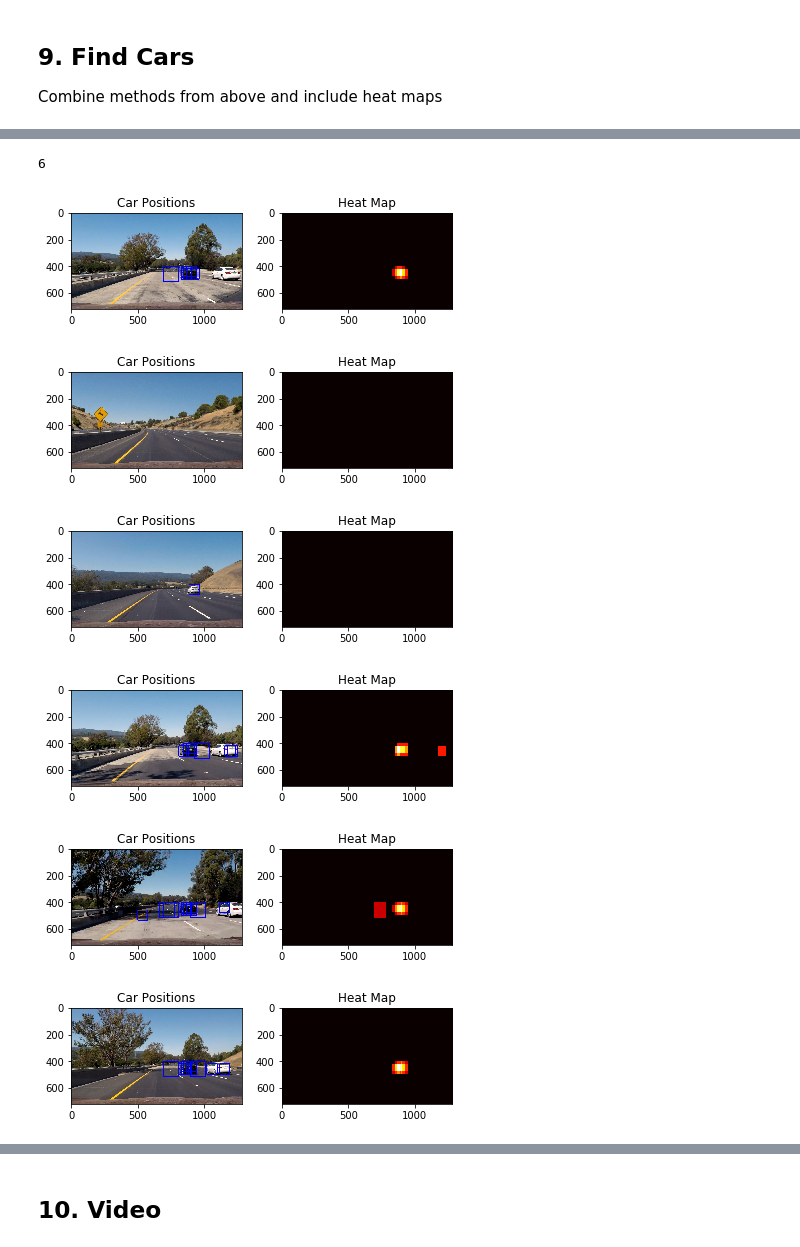
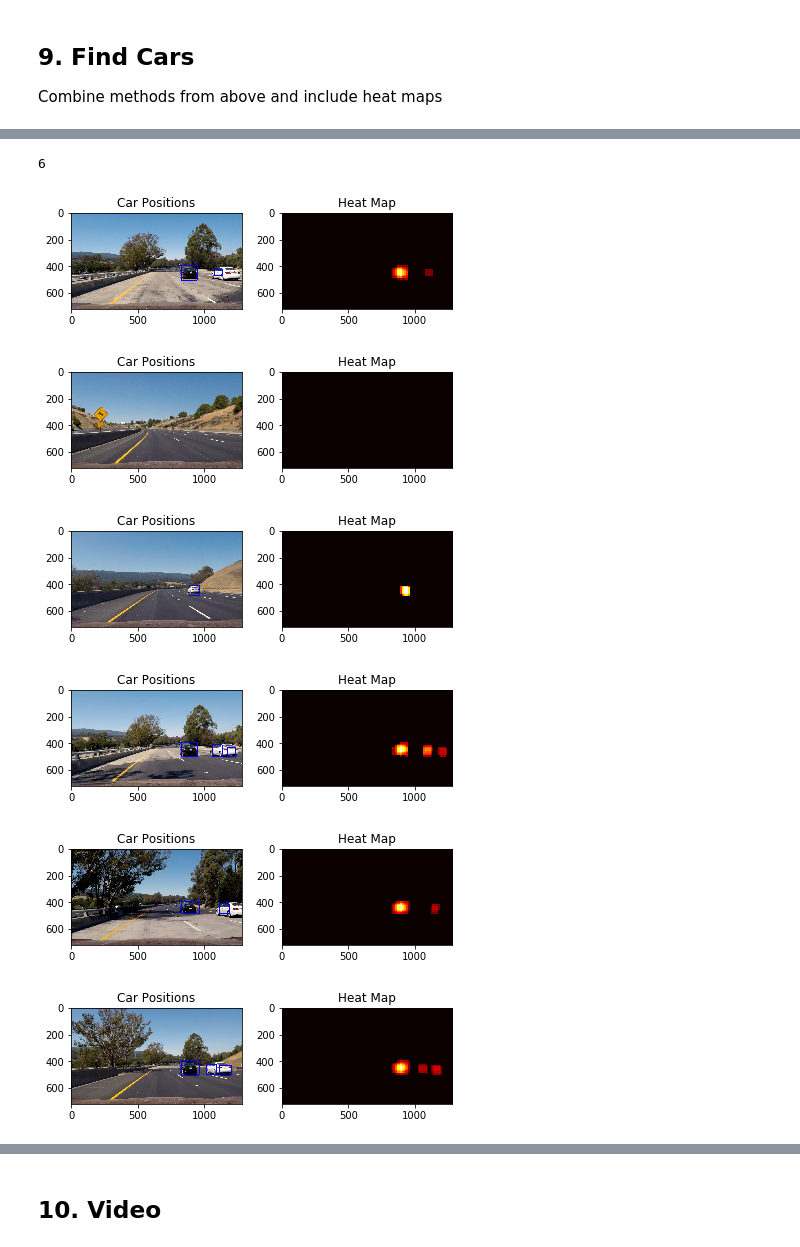
Before and after one commit to ksepehri/CarND-Vehicle-Detection, a Jupyter notebook: vehicle_detection.ipynb, the cells around one changed output, grey strips where cells are left out. Drawn from its saved outputs; the diff is of its cells as text; code cells hidden in the pictures.

```diff
--- a/vehicle_detection.ipynb
+++ b/vehicle_detection.ipynb
@@ -272,9 +272,9 @@ def extract_features(imgs, cspace='RGB', spatial_size=(32, 32),
     # Return list of feature vectors
     return features
 # %%
-car_features = extract_features(cars, cspace='YCrCb', spatial_size=(16, 16),
+car_features = extract_features(cars, cspace='YUV', spatial_size=(16, 16),
                         hist_bins=32, hist_range=(0, 256), hog_channel='ALL', hist_feat=False)
-notcar_features = extract_features(notcars, cspace='YCrCb', spatial_size=(16, 16),
+notcar_features = extract_features(notcars, cspace='YUV', spatial_size=(16, 16),
                         hist_bins=32, hist_range=(0, 256), hog_channel='ALL', hist_feat=False)
 
 if len(car_features) > 0:
@@ -677,9 +677,9 @@ def convert_color(img, conv='RGB2YCrCb'):
     if conv == 'RGB2LUV':
         return cv2.cvtColor(img, cv2.COLOR_RGB2LUV)
 # %%
-ystart = 400
+ystart = 390
 ystop = 656
-scale = [1.2, 1.8]
+scale = [1, 1.2, 1.8]
 
 print(np.min(test_img),np.max(test_img))
 out_img, heat = find_cars(test_img, ystart, ystop, scale, svc, X_scaler, orient, pix_per_cell, cell_per_block, spatial_size, hist_bins)
@@ -691,7 +691,7 @@ plt.imshow(out_img)
 
 
 # Apply threshold to help remove false positives
-heat = apply_threshold(heat,1)
+heat = apply_threshold(heat,2)
 
 # Visualize the heatmap when displaying
 heatmap = np.clip(heat, 0, 255)
@@ -716,47 +716,47 @@ fig.tight_layout()
 # %%
 test_imgs = glob.glob('test_images/*')
 print(len(test_imgs))
-
+heat = None
 for img_dir in test_imgs:
     t_img = cv2.imread(img_dir)
     t_img = cv2.cvtColor(t_img, cv2.COLOR_BGR2RGB)
 
     out_img, heat = find_cars(t_img, ystart, ystop, scale, svc, X_scaler, orient, pix_per_cell, cell_per_block, spatial_size, hist_bins)
 
     # heatmap = apply_threshold(heatmap,1)
     # plt.imshow(heat)
 
 
     # Apply threshold to help remove false positives
-    heat = apply_threshold(heat,1)
+    heat = apply_threshold(heat,2)
 
     # Visualize the heatmap when displaying
     heatmap = np.clip(heat, 0, 255)
 
     # Find final boxes from heatmap using label function
     labels = label(heatmap)
 
     draw_img = draw_labeled_bboxes(np.copy(t_img), labels)
 
 #     plt.figure()
 #     plt.imshow(draw_img)
 
     fig = plt.figure()
     plt.subplot(121)
-    plt.imshow(out_img)
+    plt.imshow(draw_img)
     plt.title('Car Positions')
     plt.subplot(122)
     plt.imshow(heatmap, cmap='hot')
     plt.title('Heat Map')
     fig.tight_layout()
 # %% [output]
 6
-[figure, old version]
+[figure, new version]
 [figure]
-[figure, old version]
+[figure, new version]
-[figure, old version]
+[figure, new version]
-[figure, old version]
+[figure, new version]
-[figure, old version]
+[figure, new version]
 # %%
 time_imgs = glob.glob('output_images/original*')
 print(len(time_imgs))
```
Also changed, not shown: parts of 9 cells of this notebook, 6 other files.
